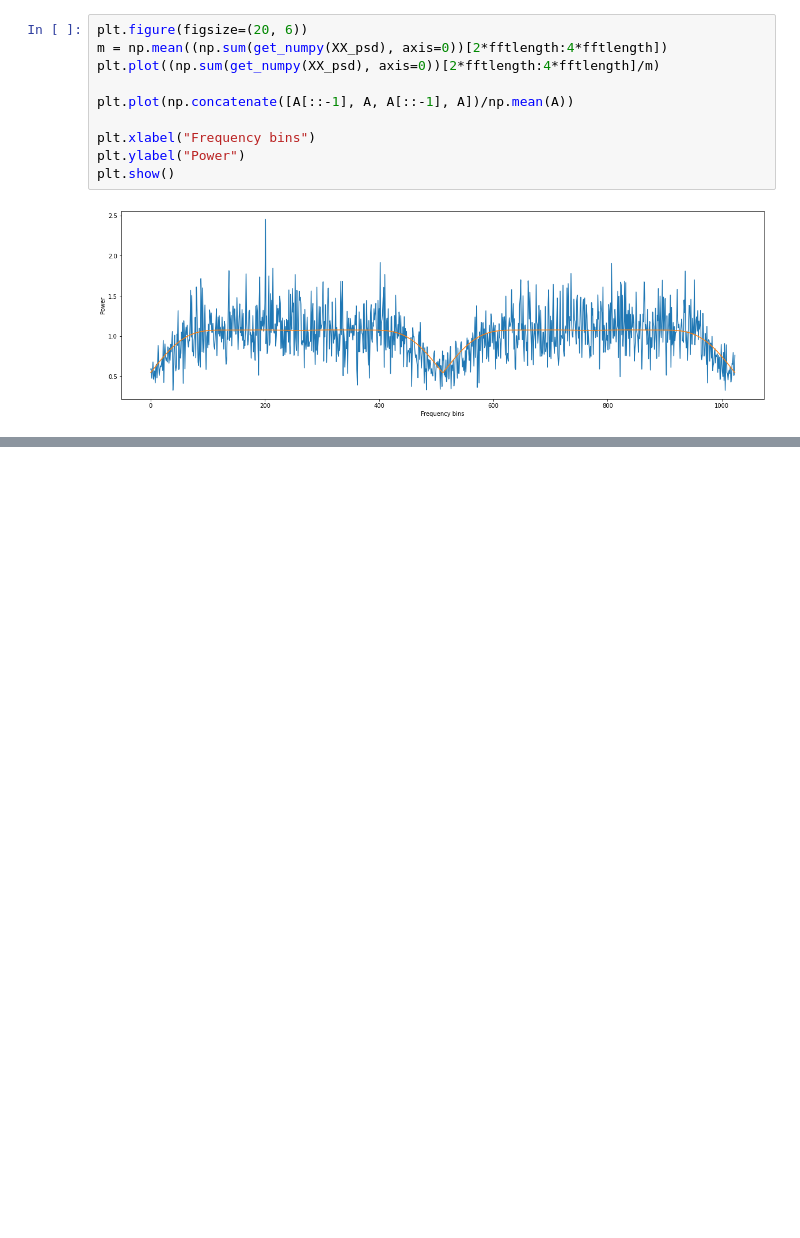
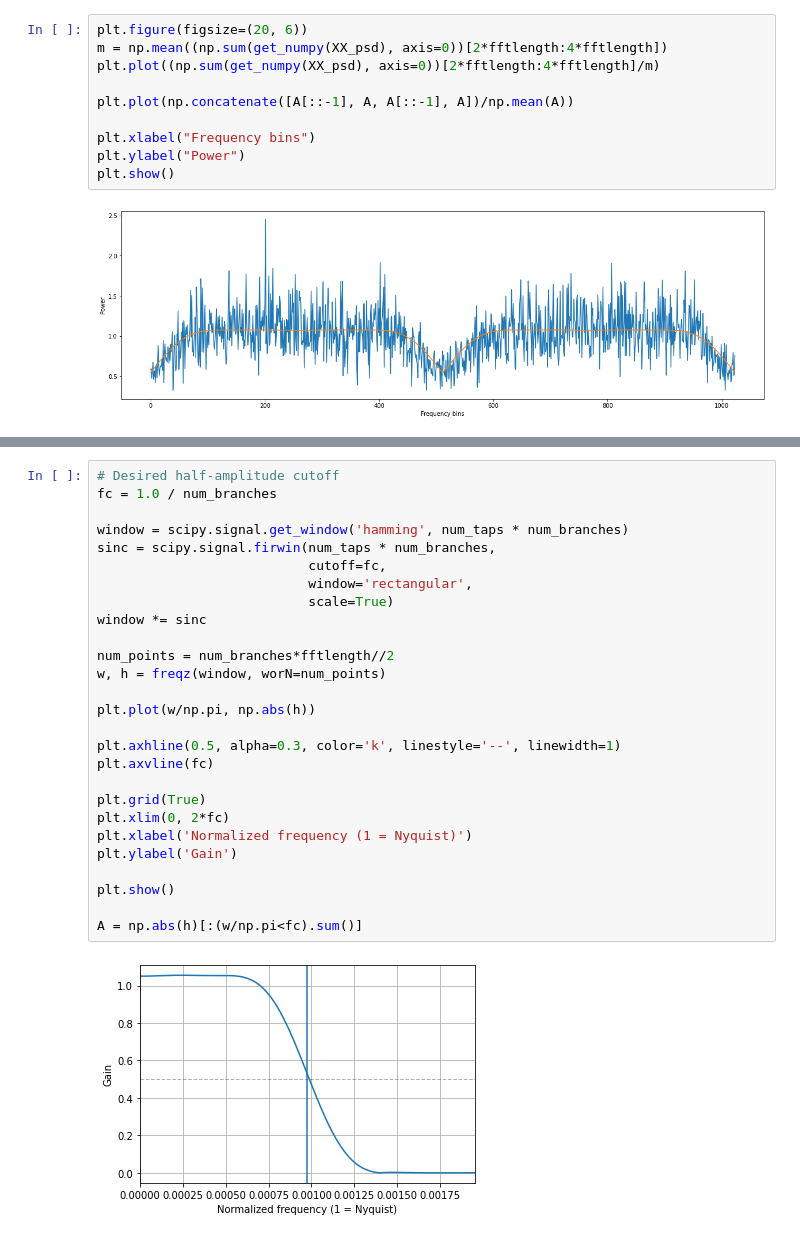
Before and after one commit to bbrzycki/setigen, a Jupyter notebook: jupyter-notebooks/voltage/03_fine_channelization.ipynb, the cells around one changed output, grey strips where cells are left out. Cells and saved outputs as stored; diff of their text form; blank space fills up the shorter version.

```diff
--- a/jupyter-notebooks/voltage/03_fine_channelization.ipynb
+++ b/jupyter-notebooks/voltage/03_fine_channelization.ipynb
@@ -324,0 +453,29 @@ plt.show()
+# %%
+# Desired half-amplitude cutoff
+fc = 1.0 / num_branches
+
+window = scipy.signal.get_window('hamming', num_taps * num_branches)
+sinc = scipy.signal.firwin(num_taps * num_branches,
+                           cutoff=fc,
+                           window='rectangular',
+                           scale=True)
+window *= sinc
+
+num_points = num_branches*fftlength//2
+w, h = freqz(window, worN=num_points)
+
+plt.plot(w/np.pi, np.abs(h))
+
+plt.axhline(0.5, alpha=0.3, color='k', linestyle='--', linewidth=1)
+plt.axvline(fc)
+
+plt.grid(True)
+plt.xlim(0, 2*fc)
+plt.xlabel('Normalized frequency (1 = Nyquist)')
+plt.ylabel('Gain')
+
+plt.show()
+
+A = np.abs(h)[:(w/np.pi<fc).sum()]
+# %% [output]
+[figure, added]
```
Also changed, not shown: parts of 20 cells of this notebook, 7 other files.
